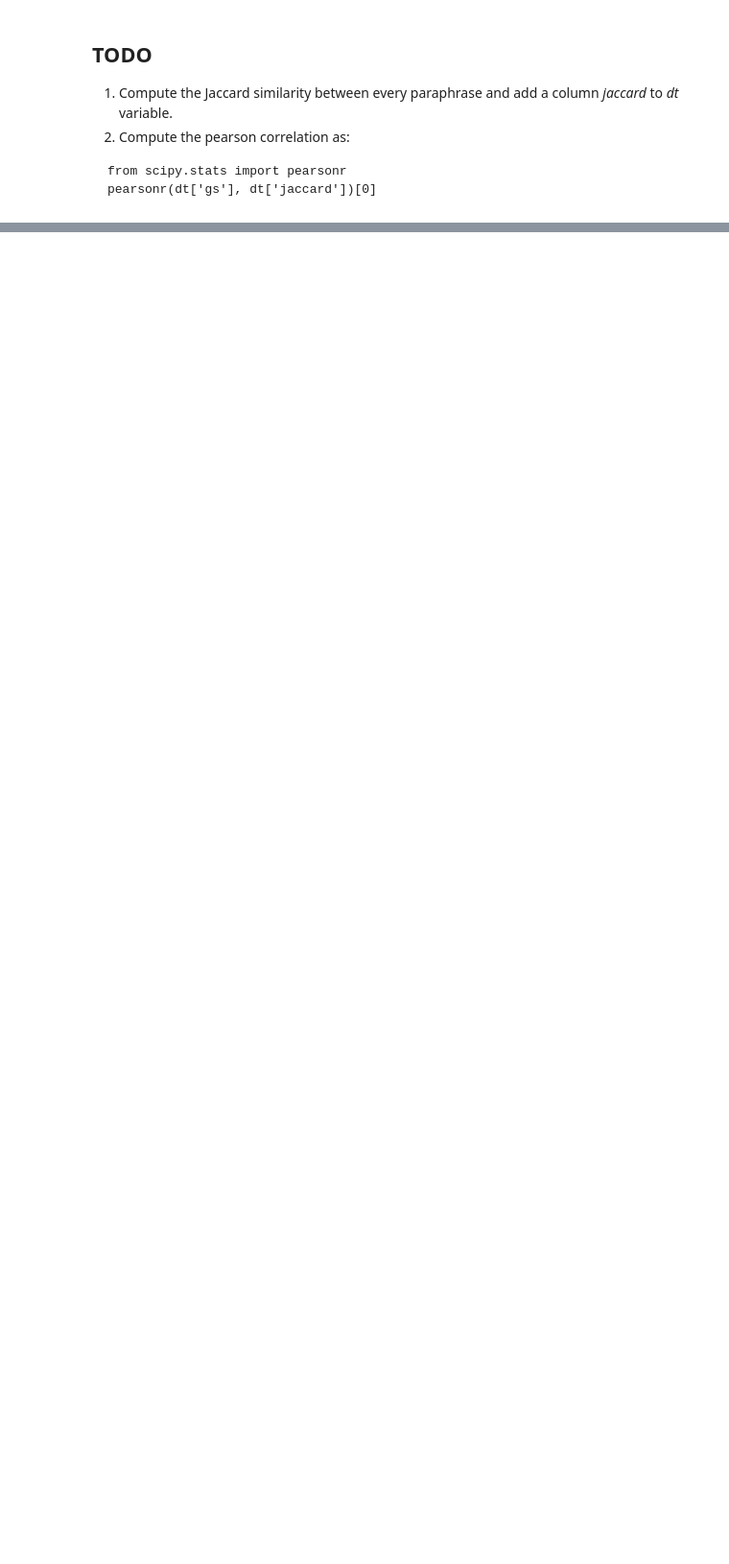
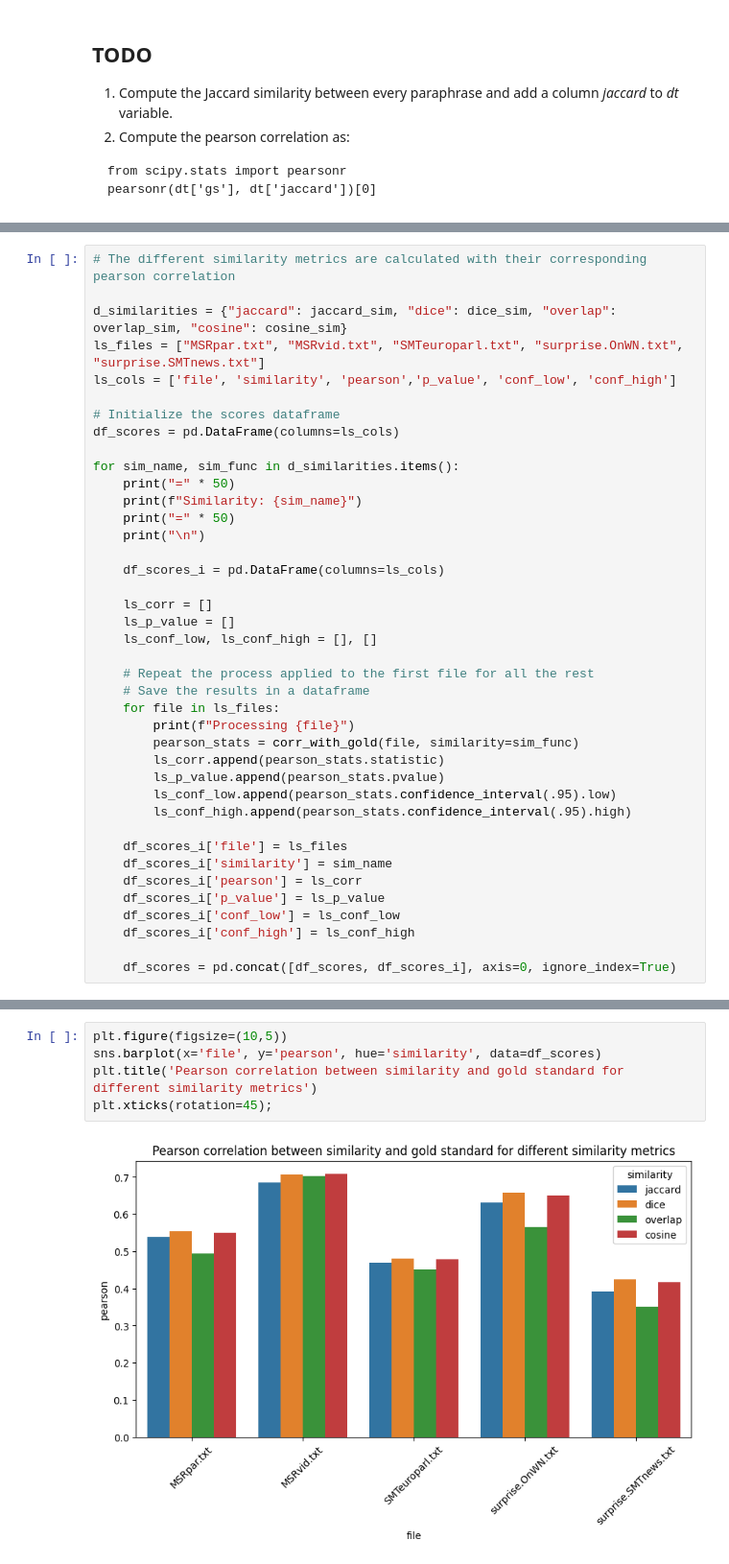
Before and after one commit to BecTome/UPC_MasterArtificialIntelligence, a Jupyter notebook: IHLT/Labs/Lab2_Structure/readPars.ipynb, the cells around one changed output, grey strips where cells are left out. Shown at 96% size. Saved outputs shown, nothing was run; the diff lists cells and outputs as text; blank space fills up the shorter version.

```diff
--- a/IHLT/Labs/Lab2_Structure/readPars.ipynb
+++ b/IHLT/Labs/Lab2_Structure/readPars.ipynb
@@ -215,0 +377,40 @@ fig.legend(['perfect correlation', 'pearson correlation']);
+# %%
+# The different similarity metrics are calculated with their corresponding pearson correlation
+
+d_similarities = {"jaccard": jaccard_sim, "dice": dice_sim, "overlap": overlap_sim, "cosine": cosine_sim}
+ls_files = ["MSRpar.txt", "MSRvid.txt", "SMTeuroparl.txt", "surprise.OnWN.txt", "surprise.SMTnews.txt"]
+ls_cols = ['file', 'similarity', 'pearson','p_value', 'conf_low', 'conf_high']
+
+# Initialize the scores dataframe
+df_scores = pd.DataFrame(columns=ls_cols)
+
+for sim_name, sim_func in d_similarities.items():
+    print("=" * 50)
+    print(f"Similarity: {sim_name}")
+    print("=" * 50)
+    print("\n")
+
+    df_scores_i = pd.DataFrame(columns=ls_cols)
+
+    ls_corr = []
+    ls_p_value = []
+    ls_conf_low, ls_conf_high = [], []
+
+    # Repeat the process applied to the first file for all the rest
+    # Save the results in a dataframe
+    for file in ls_files:
+        print(f"Processing {file}")
+        pearson_stats = corr_with_gold(file, similarity=sim_func)
+        ls_corr.append(pearson_stats.statistic)
+        ls_p_value.append(pearson_stats.pvalue)
+        ls_conf_low.append(pearson_stats.confidence_interval(.95).low)
+        ls_conf_high.append(pearson_stats.confidence_interval(.95).high)
+
+    df_scores_i['file'] = ls_files
+    df_scores_i['similarity'] = sim_name
+    df_scores_i['pearson'] = ls_corr
+    df_scores_i['p_value'] = ls_p_value
+    df_scores_i['conf_low'] = ls_conf_low
+    df_scores_i['conf_high'] = ls_conf_high
+
+    df_scores = pd.concat([df_scores, df_scores_i], axis=0, ignore_index=True)
@@ -215,0 +435,7 @@ fig.legend(['perfect correlation', 'pearson correlation']);
+# %%
+plt.figure(figsize=(10,5))
+sns.barplot(x='file', y='pearson', hue='similarity', data=df_scores)
+plt.title('Pearson correlation between similarity and gold standard for different similarity metrics')
+plt.xticks(rotation=45);
+# %% [output]
+[figure, added]
```
Also changed, not shown: parts of 55 cells of this notebook.
